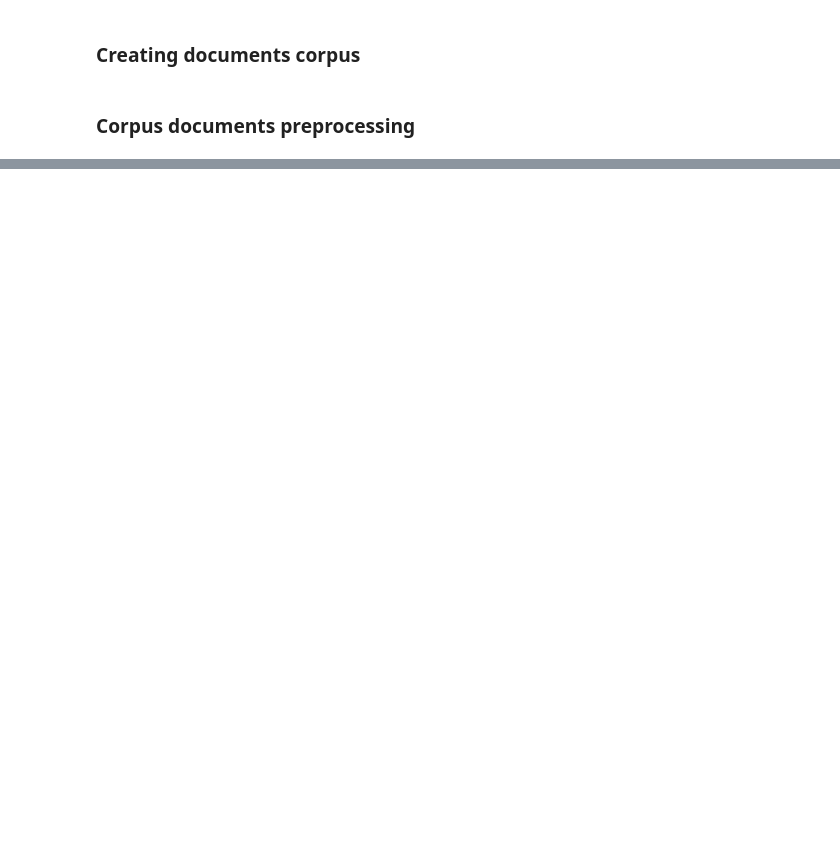
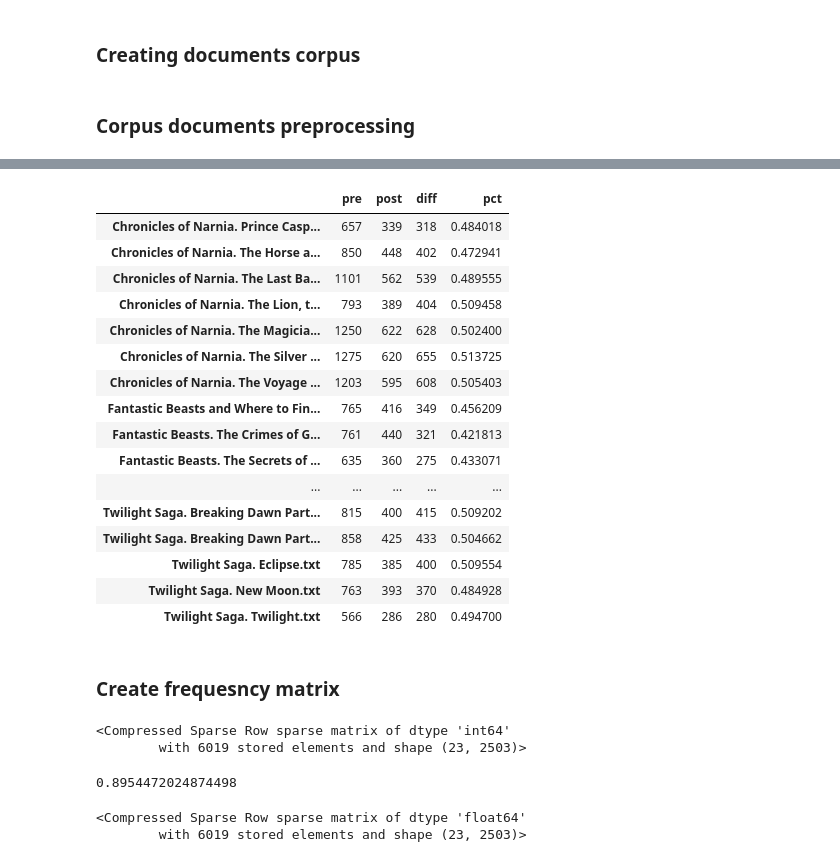
Before and after one commit to sall0-0p/NLP-Uni, a Jupyter notebook: text_mining.ipynb, the cells around one changed output, grey strips where cells are left out. Saved outputs shown, nothing was run; the diff lists cells and outputs as text; code cells hidden in the pictures; blank space fills up the shorter version.

Commit message:
(29-10-2025, OA) Folders and Matrixes

```diff
--- a/text_mining.ipynb
+++ b/text_mining.ipynb
@@ -18,6 +33,12 @@ file_names = corpus.fileids()
 documents = {}
 for file_name in file_names:
     documents[file_name] = corpus.raw(file_name)
+# %%
+lengths = {}
+for file_name in documents:
+    lengths[file_name] = {
+        "pre": len(word_tokenize(documents[file_name]))
+    }
 # %%
 ps = PorterStemmer()
 # %%
@@ -31,0 +71,29 @@ print(json.dumps(documents, indent=4, ensure_ascii=False))
+# %%
+for file_name in documents:
+    lengths[file_name]['post'] = len(word_tokenize(documents[file_name]))
+# %%
+lengths = pd.DataFrame.from_dict(lengths, orient="index")
+# %%
+lengths['diff'] = lengths['pre']-lengths['post']
+lengths['pct'] = lengths['diff']/lengths['pre']
+lengths
+# %% [output]
+|  | pre | post | diff | pct |
+| Chronicles of Narnia. Prince Casp... | 657 | 339 | 318 | 0.484018 |
+| Chronicles of Narnia. The Horse a... | 850 | 448 | 402 | 0.472941 |
+| Chronicles of Narnia. The Last Ba... | 1101 | 562 | 539 | 0.489555 |
+| Chronicles of Narnia. The Lion, t... | 793 | 389 | 404 | 0.509458 |
+| Chronicles of Narnia. The Magicia... | 1250 | 622 | 628 | 0.502400 |
+| Chronicles of Narnia. The Silver ... | 1275 | 620 | 655 | 0.513725 |
+| Chronicles of Narnia. The Voyage ... | 1203 | 595 | 608 | 0.505403 |
+| Fantastic Beasts and Where to Fin... | 765 | 416 | 349 | 0.456209 |
+| Fantastic Beasts. The Crimes of G... | 761 | 440 | 321 | 0.421813 |
+| Fantastic Beasts. The Secrets of ... | 635 | 360 | 275 | 0.433071 |
+| ... | ... | ... | ... | ... |
+| Twilight Saga. Breaking Dawn Part... | 815 | 400 | 415 | 0.509202 |
+| Twilight Saga. Breaking Dawn Part... | 858 | 425 | 433 | 0.504662 |
+| Twilight Saga. Eclipse.txt | 785 | 385 | 400 | 0.509554 |
+| Twilight Saga. New Moon.txt | 763 | 393 | 370 | 0.484928 |
+| Twilight Saga. Twilight.txt | 566 | 286 | 280 | 0.494700 |
+# %% [markdown]
+### Create frequesncy matrix
@@ -31,0 +103,20 @@ print(json.dumps(documents, indent=4, ensure_ascii=False))
+# %%
+cv = CountVectorizer()
+matrix_tf = cv.fit_transform(docs['content'])
+
+matrix_tf
+# %% [output]
+<Compressed Sparse Row sparse matrix of dtype 'int64'
+        with 6019 stored elements and shape (23, 2503)>
+# %%
+sparsity_tf = 1-(matrix_tf.getnnz())/(matrix_tf.shape[0]*matrix_tf.shape[1])
+sparsity_tf
+# %% [output]
+0.8954472024874498
+# %%
+tv = TfidfVectorizer()
+matrix_tfidf = tv.fit_transform(docs['content'])
+matrix_tfidf
+# %% [output]
+<Compressed Sparse Row sparse matrix of dtype 'float64'
+        with 6019 stored elements and shape (23, 2503)>
```
Also changed, not shown: parts of 10 cells of this notebook.
